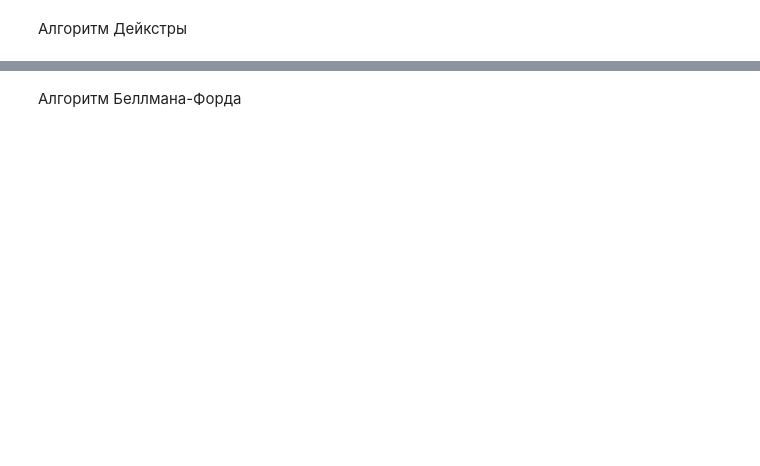
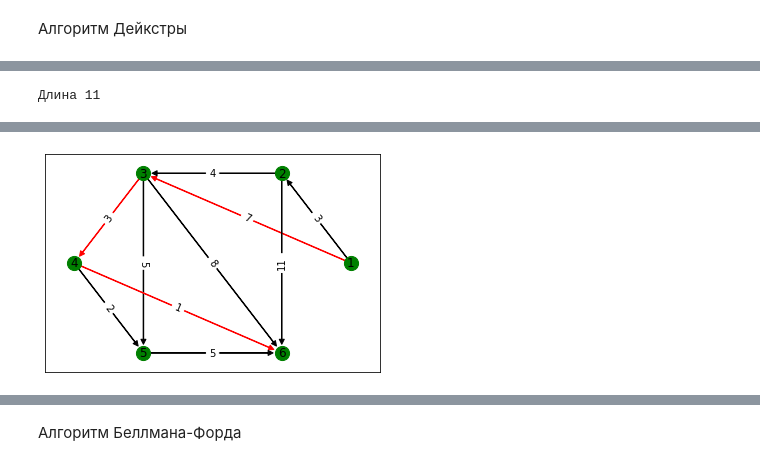
Before and after one commit to AlekseyScorpi/SIAOD, a Jupyter notebook: labs/Lab6.ipynb, the cells around one changed output, grey strips where cells are left out. Saved outputs shown, nothing was run; the diff lists cells and outputs as text; code cells hidden in the pictures; blank space fills up the shorter version.

```diff
--- a/labs/Lab6.ipynb
+++ b/labs/Lab6.ipynb
@@ -233,8 +259,8 @@ def dijkstra(__matrix, v, u):
             if D[j] < temp_min and j not in checked_nodes:
                 temp_min = D[j]
                 node = j
-                checked_nodes.add(node)
         if node is not None:
+            checked_nodes.add(node)
             for k in range(N):
                 if D[k] > matrix[node][k] + D[node]:
                     D[k] = matrix[node][k] + D[node]
@@ -250,34 +276,37 @@ def dijkstra(__matrix, v, u):
     if D[u] == math.inf:
         path = []
     else:
         path = [el + 1 for el in P[u]]
     return (D, path, P)
 
 
 
 result = dijkstra(matrix, 1, 6)
 path = result[1]
 
 
 
 #вносим графические изменения
 
 graph1 = copy.deepcopy(graph)
 if len(path) > 0:
     for i in range(1, len(path)):
         graph1.nodes[path[i - 1]]['color'] = 'red'
         graph1.edges[path[i - 1], path[i]]['color'] = 'red'
     graph1.nodes[path[-1]]['color'] = 'red'
 
-
+draw_graph(graph1, path)
+print(f"Длина {result[0][5]}")
 
 #отображаем граф с решением
 nt1 = Network(notebook=True)
 nt1.set_options(options)
 nt1.from_nx(graph1)
 nt1.show("test1.html")
 # %% [output]
+Длина 11
 [interactive output not drawn]
+[figure, added]
 # %%
 #тестовый блок для определения скорости работы алгоритма
 
```
Also changed, not shown: parts of 22 cells of this notebook.
